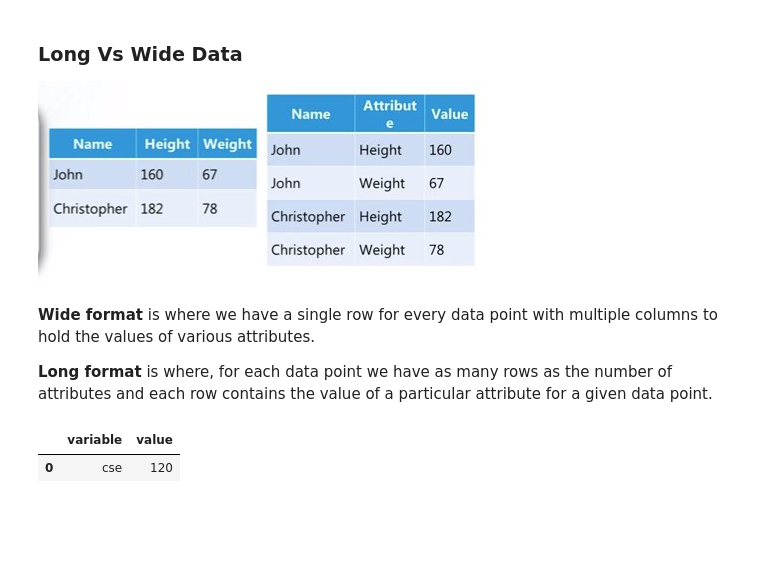
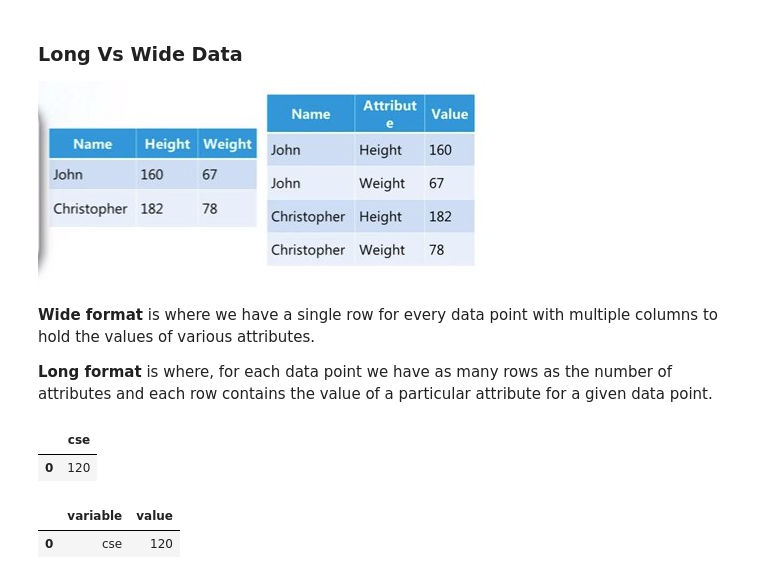
Before and after one commit to Pritush09/Pandas-and-its-functions-detailed, a Jupyter notebook: Session_21_multiindex_objects.ipynb, the cells around one changed output. Drawn from its saved outputs; the diff is of its cells as text; code cells hidden in the pictures; blank space fills up the shorter version.

```diff
--- a/Session_21_multiindex_objects.ipynb
+++ b/Session_21_multiindex_objects.ipynb
@@ -493,6 +493,11 @@ branch_df3.swaplevel(axis=0)
 # Normalization is the technique of dividing the data into multiple tables
 # to reduce data redundancy and inconsistency and to achieve data integrity. On the other hand,
 # Denormalization is the technique of combining the data into a single table to make data retrieval faster.
+# %%
+pd.DataFrame({'cse':[120]})
+# %% [output]
+|  | cse |
+| 0 | 120 |
 # %%
 # melt -> simple example branch
 # wide to long
```
Also changed, not shown: parts of 3 cells of this notebook.
